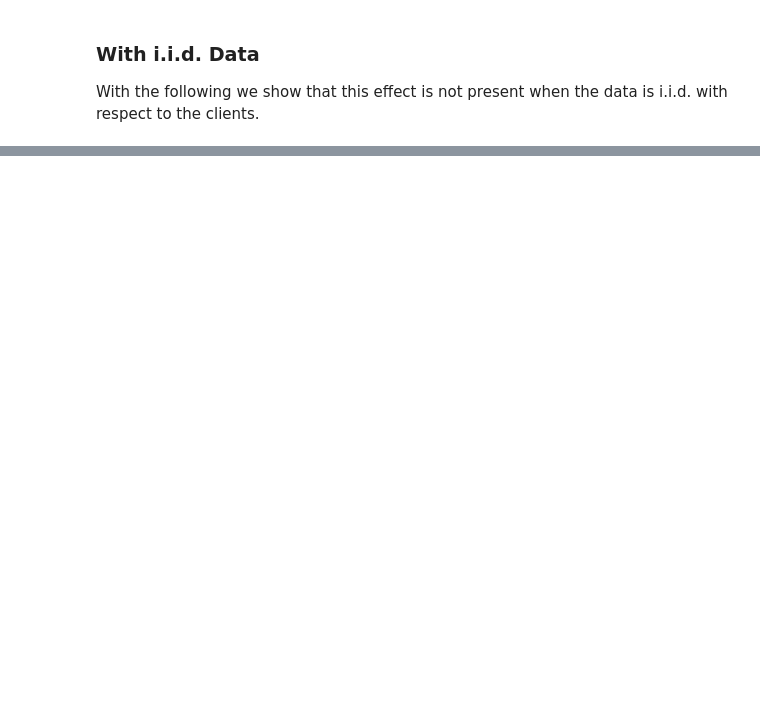
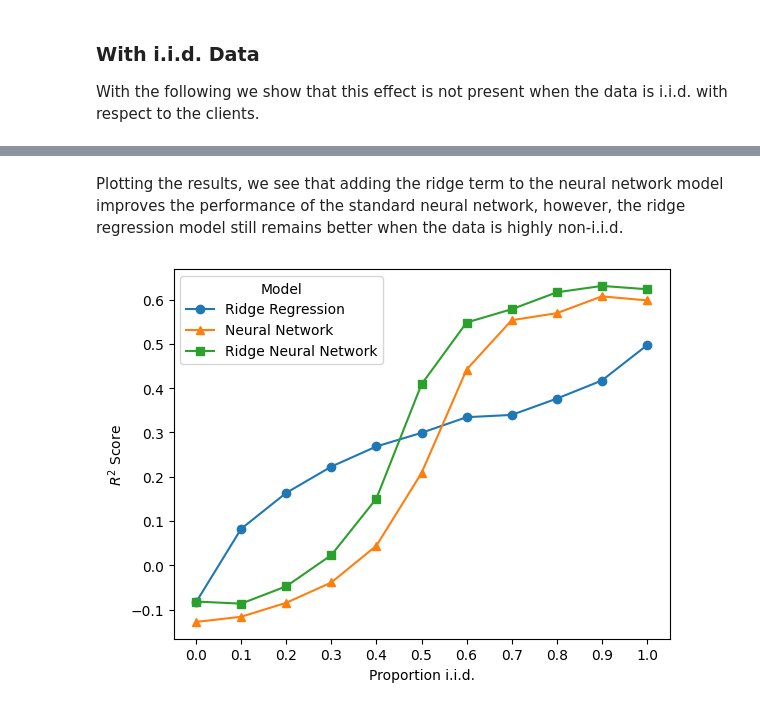
Before and after one commit to codymlewis/federated_regression, a Jupyter notebook: Federated Regression.ipynb, the cells around one changed output, grey strips where cells are left out. Cells and saved outputs as stored; diff of their text form; code cells hidden in the pictures; blank space fills up the shorter version.

```diff
--- a/Federated Regression.ipynb
+++ b/Federated Regression.ipynb
@@ -316,0 +517,2 @@ TODO: Plot trade-off between iid-proportion and performance
+# %%
+federated_learning(RegNNModel, FedAdam(), non_iid_client_data(X_train, Y_train))
@@ -316,0 +521,2 @@ TODO: Plot trade-off between iid-proportion and performance
+# %%
+federated_learning(functools.partial(RegNNModel, optimizer="sgd"), FedAdam(), non_iid_client_data(X_train, Y_train))
@@ -316,0 +527,2 @@ TODO: Plot trade-off between iid-proportion and performance
+# %%
+federated_learning(RegNNModel, fedavg, mixed_iid_client_data(X_train, Y_train, 0.4))
@@ -316,0 +533,2 @@ TODO: Plot trade-off between iid-proportion and performance
+# %%
+reg_nn_results = iid_level_experiment(RegNNModel, repeats=30)
@@ -316,0 +553,16 @@ TODO: Plot trade-off between iid-proportion and performance
+# %% [markdown]
+Plotting the results, we see that adding the ridge term to the neural network model improves the performance of the standard neural network, however,
+the ridge regression model still remains better when the data is highly non-i.i.d.
+# %%
+reg_nn_results = clean_summarise_results(reg_nn_results)
+
+plt.plot(np.linspace(0.0, 1.0, ridge_results.shape[-1]), ridge_results.mean(axis=0), '-o', label="Ridge Regression")
+plt.plot(np.linspace(0.0, 1.0, nn_results.shape[-1]), nn_results.mean(axis=0), '-^', label="Neural Network")
+plt.plot(np.linspace(0.0, 1.0, reg_nn_results.shape[-1]), reg_nn_results.mean(axis=0), '-s', label="Ridge Neural Network")
+plt.ylabel("$R^2$ Score")
+plt.xlabel("Proportion i.i.d.")
+plt.xticks(np.linspace(0.0, 1.0, 11))
+plt.legend(title="Model")
+plt.show()
+# %% [output]
+[figure, added]
```
Also changed, not shown: parts of 47 cells of this notebook, 2 other files.
